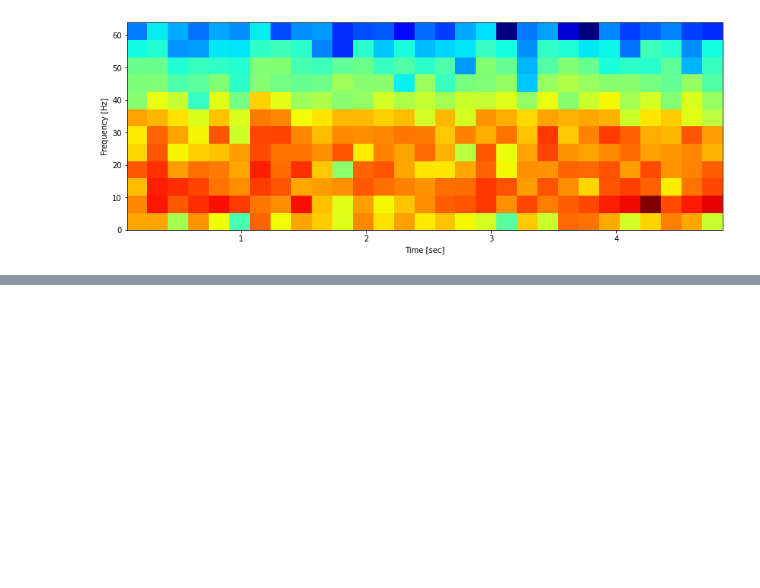
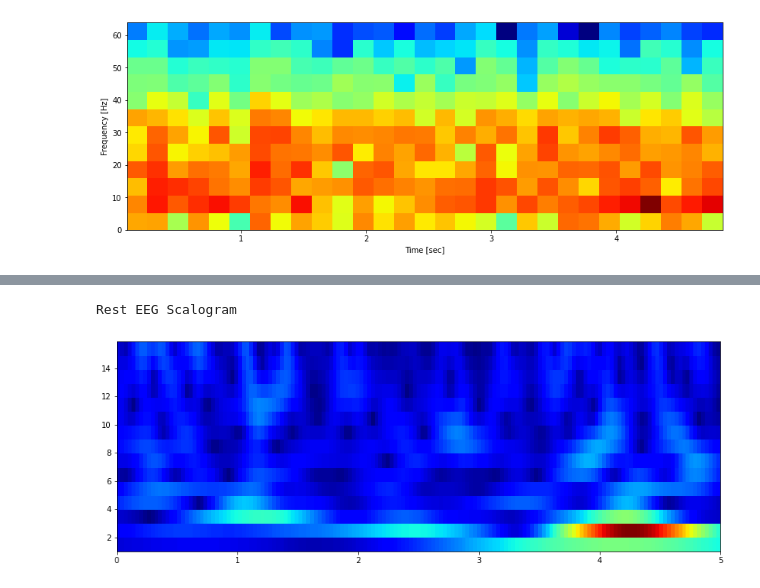
Before and after one commit to Koda98/CSE247-project, a Jupyter notebook: transform.ipynb, the cells around one changed output, grey strips where cells are left out. Cells and saved outputs as stored; diff of their text form; code cells hidden in the pictures; blank space fills up the shorter version.

```diff
--- a/transform.ipynb
+++ b/transform.ipynb
@@ -39,0 +131,20 @@ plt.show()
+# %%
+## Create Scalogram
+x = rest_data[0]
+N = 128  # input signal sampling rate
+hz = 32  # downsampled sampling rate
+T = 5    # seconds
+ts = 0   # starting second
+w = 6.
+
+# This time we'll z-transform the time series, and save the mean and std
+# so we can apply this same transform to the seizure data.
+x_mean, x_std = x.mean(), x.std()
+x = (x - x_mean) / x_std
+
+print()
+print('Rest EEG Scalogram')
+scalogram(rest_data[0], N, hz, ts, T, w)  #, True
+# %% [output]
+Rest EEG Scalogram
+[figure, added]
```
Also changed, not shown: parts of 10 cells of this notebook, 1 other file.
